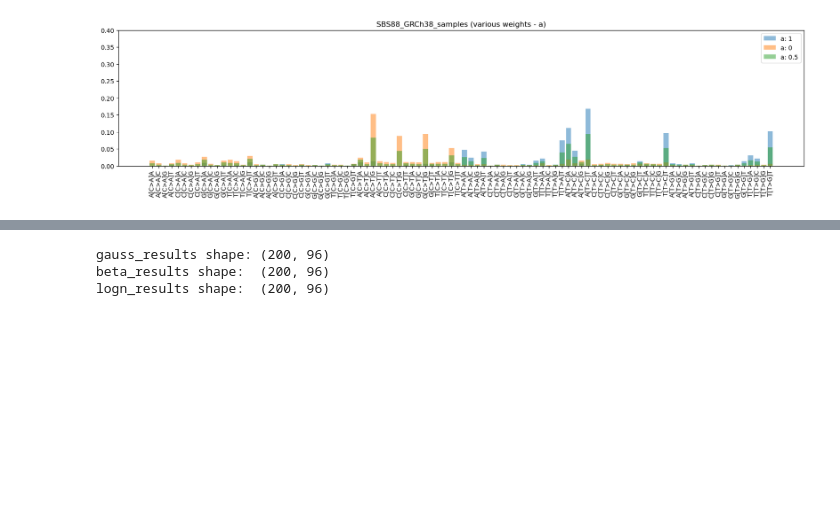
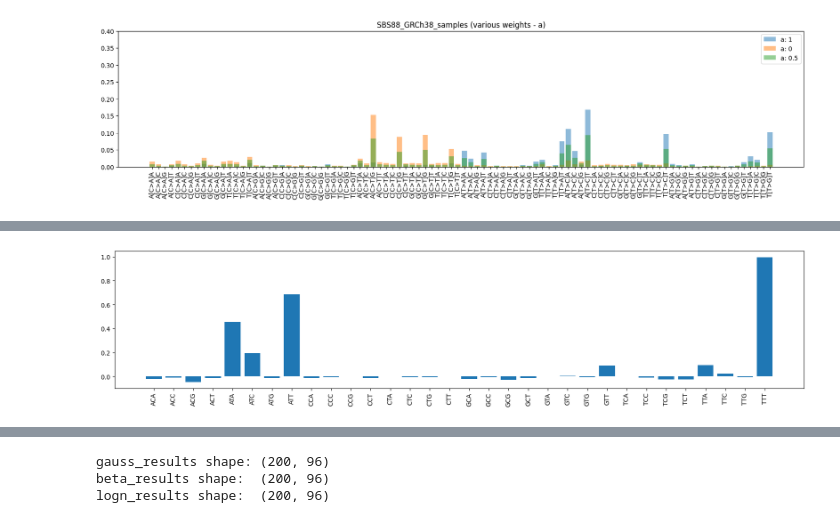
Before and after one commit to fredwdickinson/rscam-g6, a Jupyter notebook: Mutations_simulation.ipynb, the cells around one changed output, grey strips where cells are left out. Drawn from its saved outputs; the diff is of its cells as text; code cells hidden in the pictures; blank space fills up the shorter version.

```diff
--- a/Mutations_simulation.ipynb
+++ b/Mutations_simulation.ipynb
@@ -149,0 +198,16 @@ vis_data([test_1, test_2, test_3], final_df["Context"], [f"a: {a_1}", f"a: {a_2}
+# %%
+# Visualize the log ratio
+# diff = np.log2((triplets_df["SBS88_GRCh38"] + 1e-8) / (triplets_df["Normal_colon"] + 1e-8))
+diff = triplets_df["SBS88_GRCh38"] * np.log2((triplets_df["SBS88_GRCh38"] + 1e-8) / (triplets_df["Normal_colon"] + 1e-8))
+# Two differences, one weigthed one without weight, they differ a lot. We could filter by a minimum probability of occurrance.
+
+fig = plt.figure(figsize=(20, 4))
+ax = fig.add_subplot()
+ax.bar(triplets_df["context_triplet"], diff)
+ax.tick_params(axis='x', rotation=90)
+# ax.set_ylim()
+
+# plt.title(col)
+plt.show()
+# %% [output]
+[figure, added]
```
Also changed, not shown: parts of 9 cells of this notebook.
